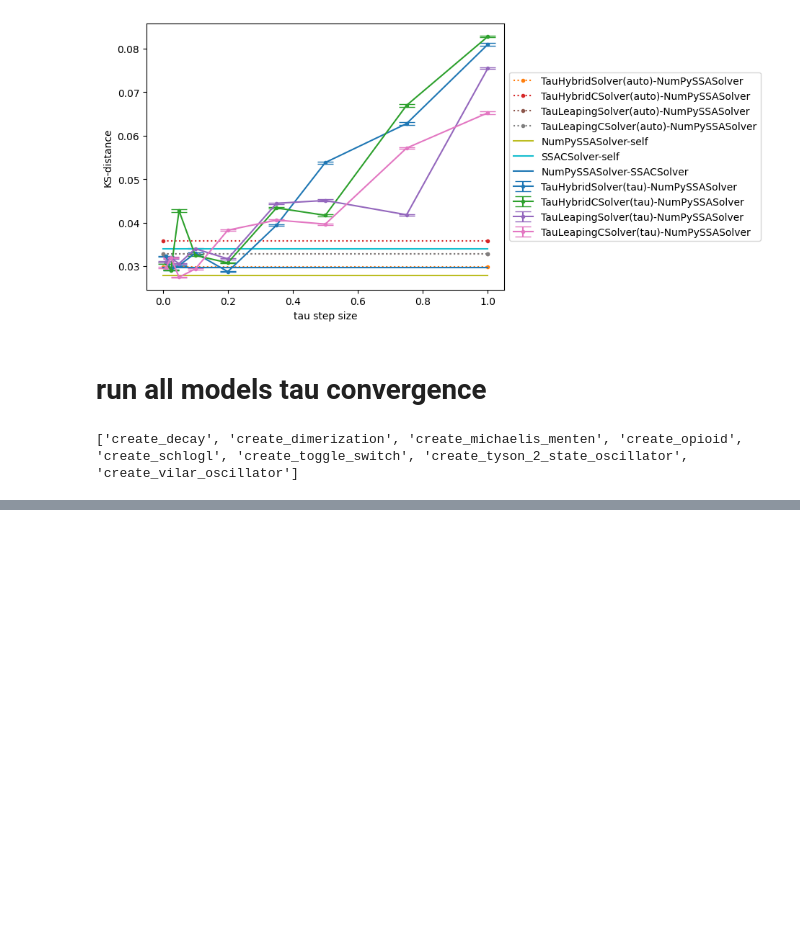
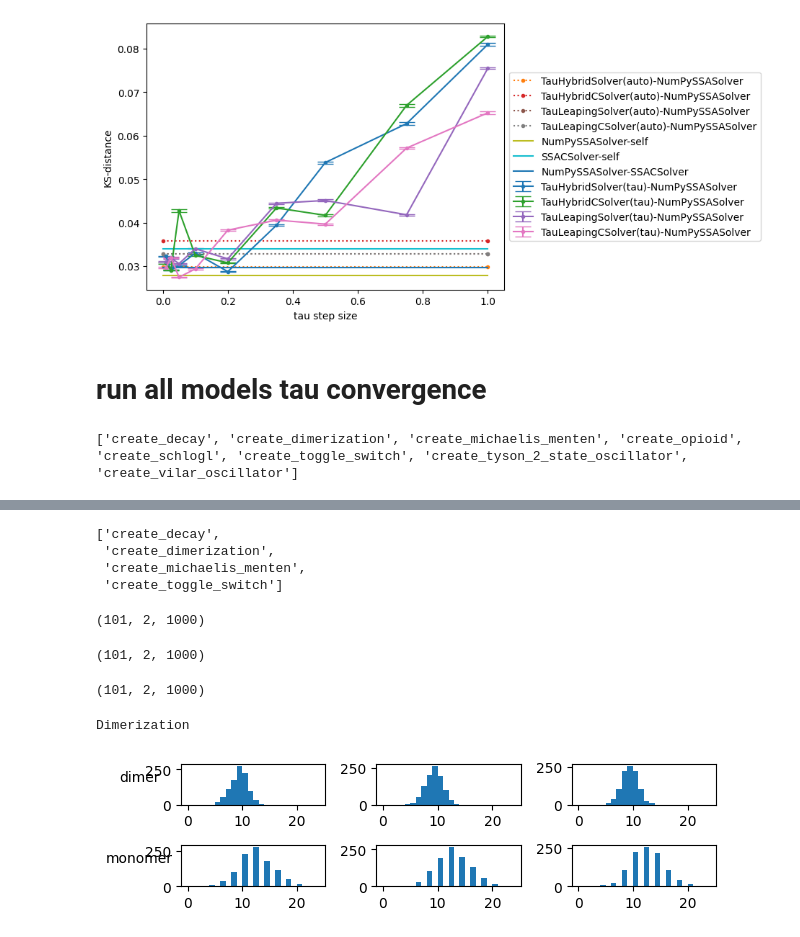
Before and after one commit to StochSS/GillesPy2, a Jupyter notebook: examples/Tau_Validation.ipynb, the cells around one changed output, grey strips where cells are left out. Saved outputs shown, nothing was run; the diff lists cells and outputs as text; code cells hidden in the pictures; blank space fills up the shorter version.

```diff
--- a/examples/Tau_Validation.ipynb
+++ b/examples/Tau_Validation.ipynb
@@ -721,0 +898,41 @@ species=['A', 'B']
+# %%
+all_model_names
+# %% [output]
+['create_decay',
+ 'create_dimerization',
+ 'create_michaelis_menten',
+ 'create_toggle_switch']
+# %%
+ssa_data = all_models_tau_convergence_cache['create_dimerization'][0]['NumPySSASolver']['A']
+ssa_data.shape
+# %% [output]
+(101, 2, 1000)
+# %%
+tauH_data = all_models_tau_convergence_cache['create_dimerization'][0]['TauHybridSolver']
+tauH_data.shape
+# %% [output]
+(101, 2, 1000)
+# %%
+tauL_data = all_models_tau_convergence_cache['create_dimerization'][0]['TauLeapingSolver']
+tauL_data.shape
+# %% [output]
+(101, 2, 1000)
+# %%
+model = eval(f"example_models.{all_model_names[1]}")()
+print(model.name)
+n=1
+for s_ndx, sname in enumerate(model.listOfSpecies):
+    plt.subplot(6,3,n)
+    n+=1
+    plt.hist(ssa_data[-1,s_ndx,:], bins=range(25))
+    plt.ylabel(sname, rotation='horizontal')
+    plt.subplot(6,3,n)
+    n+=1
+    plt.hist(tauH_data[-1,s_ndx,:], bins=range(25))
+    plt.subplot(6,3,n)
+    n+=1
+    plt.hist(tauL_data[-1,s_ndx,:], bins=range(25))
+plt.tight_layout()
+# %% [output]
+Dimerization
+[figure, added]
```
Also changed, not shown: parts of 34 cells of this notebook.
